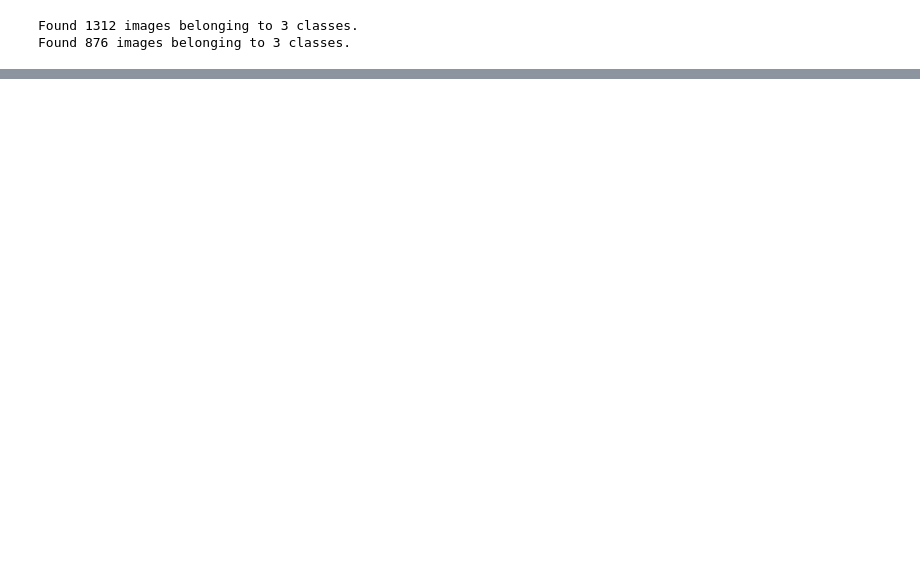
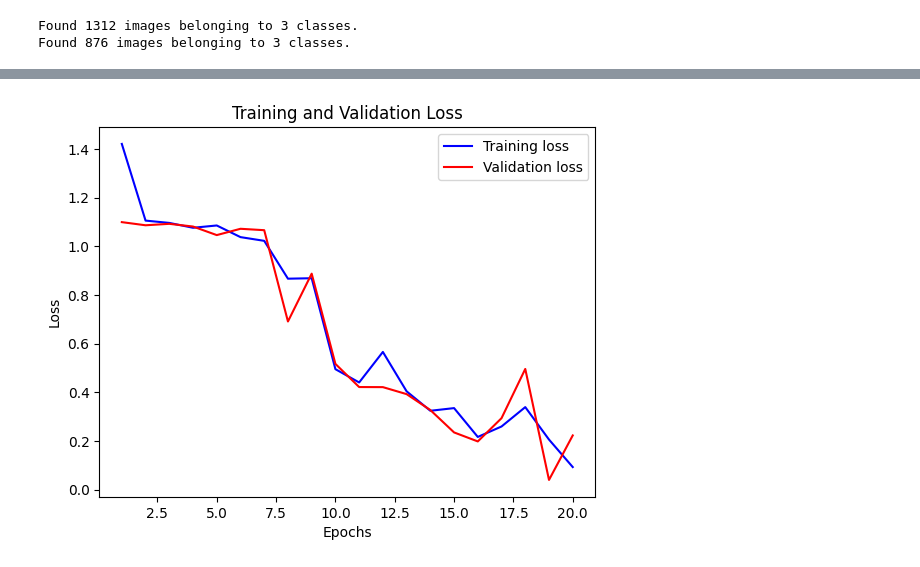
Before and after one commit to mshidayat66/Machine-Learning-Project, a Jupyter notebook: MuhammadSyarifHidayat_Dicoding_GuntingKertasBatu.ipynb, the cells around one changed output, grey strips where cells are left out. Saved outputs shown, nothing was run; the diff lists cells and outputs as text; code cells hidden in the pictures; blank space fills up the shorter version.

```diff
--- a/MuhammadSyarifHidayat_Dicoding_GuntingKertasBatu.ipynb
+++ b/MuhammadSyarifHidayat_Dicoding_GuntingKertasBatu.ipynb
@@ -150,0 +185,16 @@ Epoch 20/20
+# %%
+train_loss = model_history.history['loss']
+val_loss = model_history.history['val_loss']
+train_acc = model_history.history['accuracy']
+val_acc = model_history.history['val_accuracy']
+epochs = range(1, len(train_loss) + 1)
+# %%
+plt.plot(epochs, train_loss, 'b', label='Training loss')
+plt.plot(epochs, val_loss, 'r', label='Validation loss')
+plt.title('Training and Validation Loss')
+plt.xlabel('Epochs')
+plt.ylabel('Loss')
+plt.legend()
+plt.show()
+# %% [output]
+[figure, added]
```
Also changed, not shown: parts of 14 cells of this notebook.
